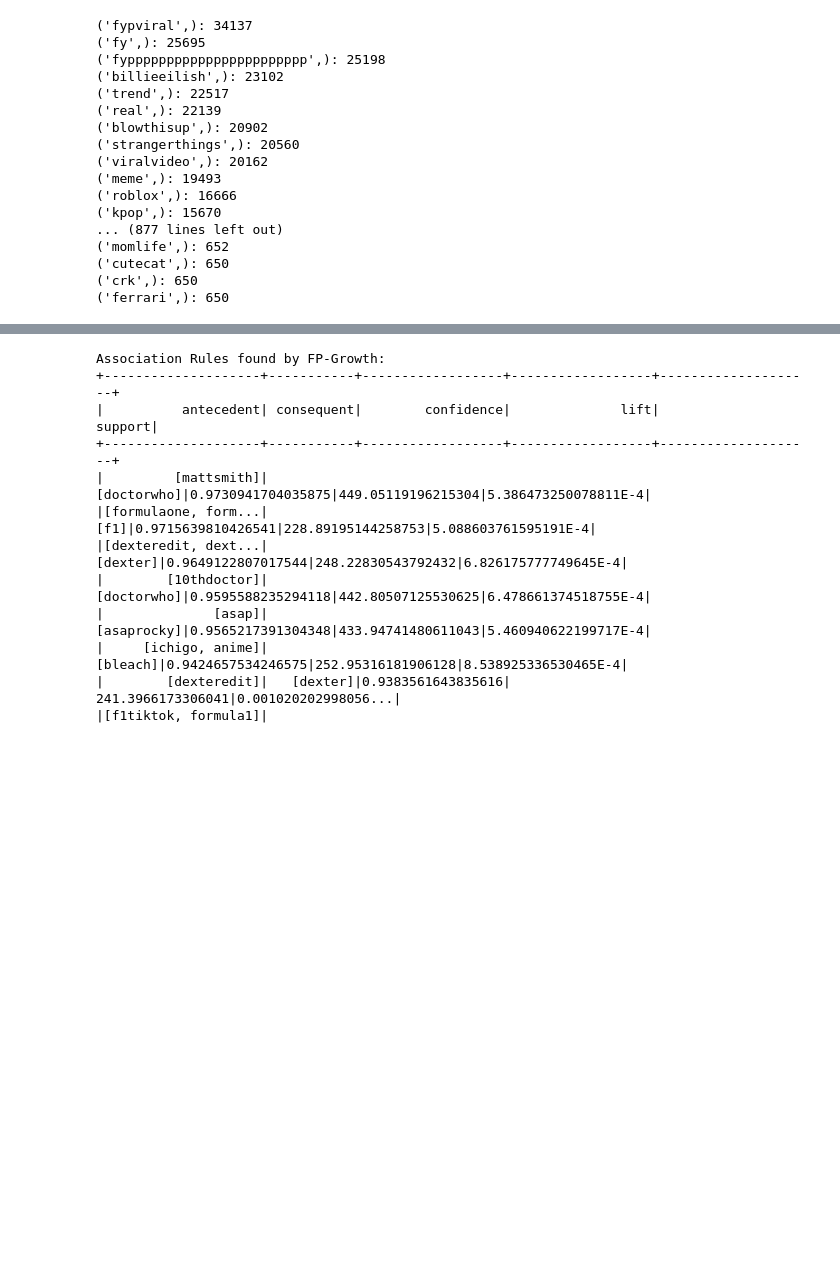
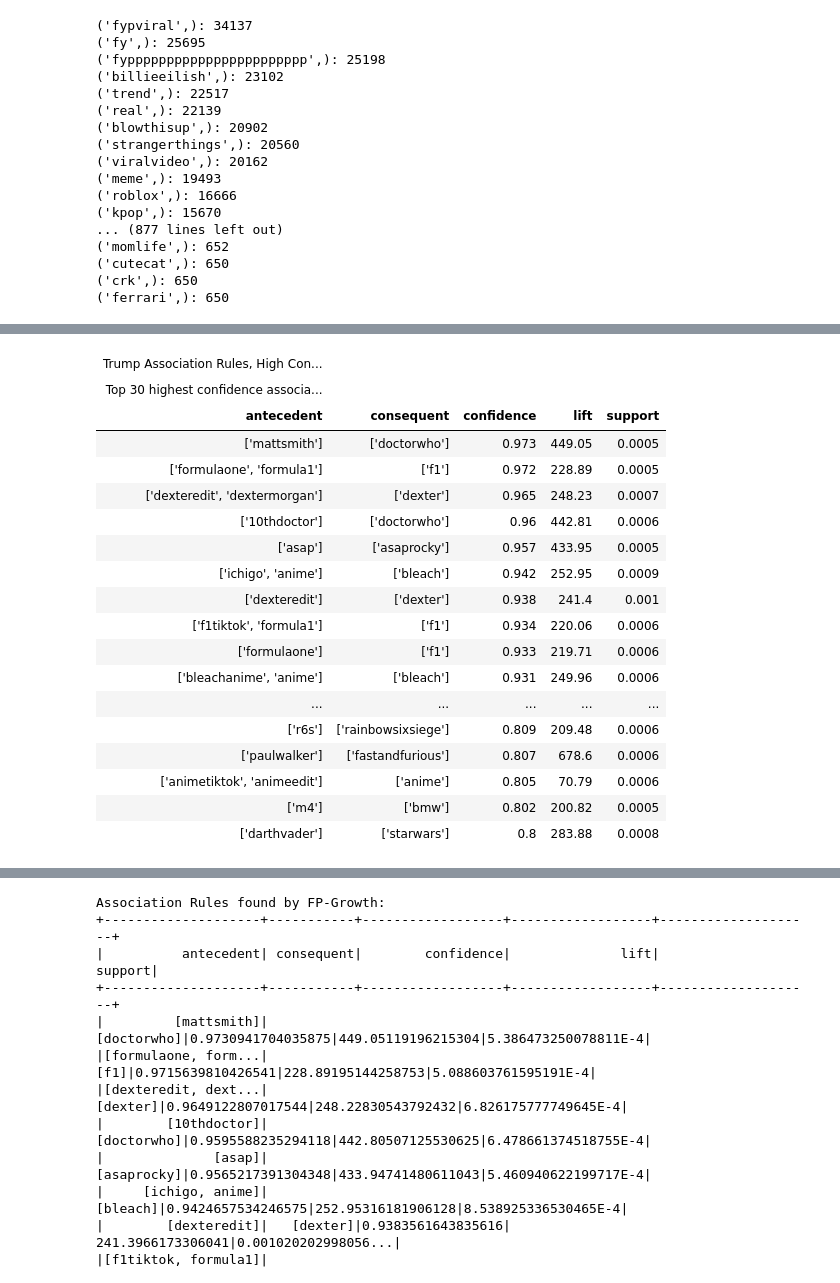
Before and after one commit to nitomanto/the-t-word, a Jupyter notebook: spark_itemset.ipynb, the cells around one changed output, grey strips where cells are left out. Saved outputs shown, nothing was run; the diff lists cells and outputs as text; code cells hidden in the pictures; blank space fills up the shorter version.

```diff
--- a/spark_itemset.ipynb
+++ b/spark_itemset.ipynb
@@ -601,31 +586,39 @@ plt.show()
 # %%
 from PIL import Image, ImageDraw, ImageFont
 from io import StringIO
 
 # Get the association rules
 rules_df = model_t.associationRules.sort("confidence", ascending=False)
 
 # Convert to Pandas for easier plotting
 rules_pd = rules_df.toPandas()
 
-# Create figure and axis
-fig, ax = plt.subplots(figsize=(12, len(rules_pd) * 0.5))
-ax.axis('tight')
-ax.axis('off')
+rules_pd['confidence'] = rules_pd['confidence'].apply(lambda x: round(x, 3))
+rules_pd['lift'] = rules_pd['lift'].apply(lambda x: round(x, 2))
+rules_pd['support'] = rules_pd['support'].apply(lambda x: round(x, 4))
 
-# Create table
-table = ax.table(cellText=rules_pd.values,
-                 colLabels=rules_pd.columns,
-                 cellLoc='left',
-                 loc='center')
-
-table.auto_set_font_size(False)
-table.set_fontsize(9)
-table.scale(1, 2)  # Adjust cell height
-
-# Save to PNG
-plt.savefig('viz/trump_association_rules.png', bbox_inches='tight', dpi=300)
-plt.close()
+gt_trump_clean = GT(rules_pd).tab_header(title='Trump Association Rules, High Confidence + No Stopwords', subtitle='Top 30 highest confidence association rules after removing algorithm mining stop words')
+gt_trump_clean.save('viz/gt_trump_association_rules_clean.png')
+# %% [output]
+| Trump Association Rules, High Con... |  |  |  |  |
+| Top 30 highest confidence associa... |  |  |  |  |
+| antecedent | consequent | confidence | lift | support |
+| ['mattsmith'] | ['doctorwho'] | 0.973 | 449.05 | 0.0005 |
+| ['formulaone', 'formula1'] | ['f1'] | 0.972 | 228.89 | 0.0005 |
+| ['dexteredit', 'dextermorgan'] | ['dexter'] | 0.965 | 248.23 | 0.0007 |
+| ['10thdoctor'] | ['doctorwho'] | 0.96 | 442.81 | 0.0006 |
+| ['asap'] | ['asaprocky'] | 0.957 | 433.95 | 0.0005 |
+| ['ichigo', 'anime'] | ['bleach'] | 0.942 | 252.95 | 0.0009 |
+| ['dexteredit'] | ['dexter'] | 0.938 | 241.4 | 0.001 |
+| ['f1tiktok', 'formula1'] | ['f1'] | 0.934 | 220.06 | 0.0006 |
+| ['formulaone'] | ['f1'] | 0.933 | 219.71 | 0.0006 |
+| ['bleachanime', 'anime'] | ['bleach'] | 0.931 | 249.96 | 0.0006 |
+| ... | ... | ... | ... | ... |
+| ['r6s'] | ['rainbowsixsiege'] | 0.809 | 209.48 | 0.0006 |
+| ['paulwalker'] | ['fastandfurious'] | 0.807 | 678.6 | 0.0006 |
+| ['animetiktok', 'animeedit'] | ['anime'] | 0.805 | 70.79 | 0.0006 |
+| ['m4'] | ['bmw'] | 0.802 | 200.82 | 0.0005 |
+| ['darthvader'] | ['starwars'] | 0.8 | 283.88 | 0.0008 |
 # %%
 # Get the association rules
 rules_df = model_k.associationRules.sort("confidence", ascending=False)
```
Also changed, not shown: parts of 13 cells of this notebook, 9 other files.
